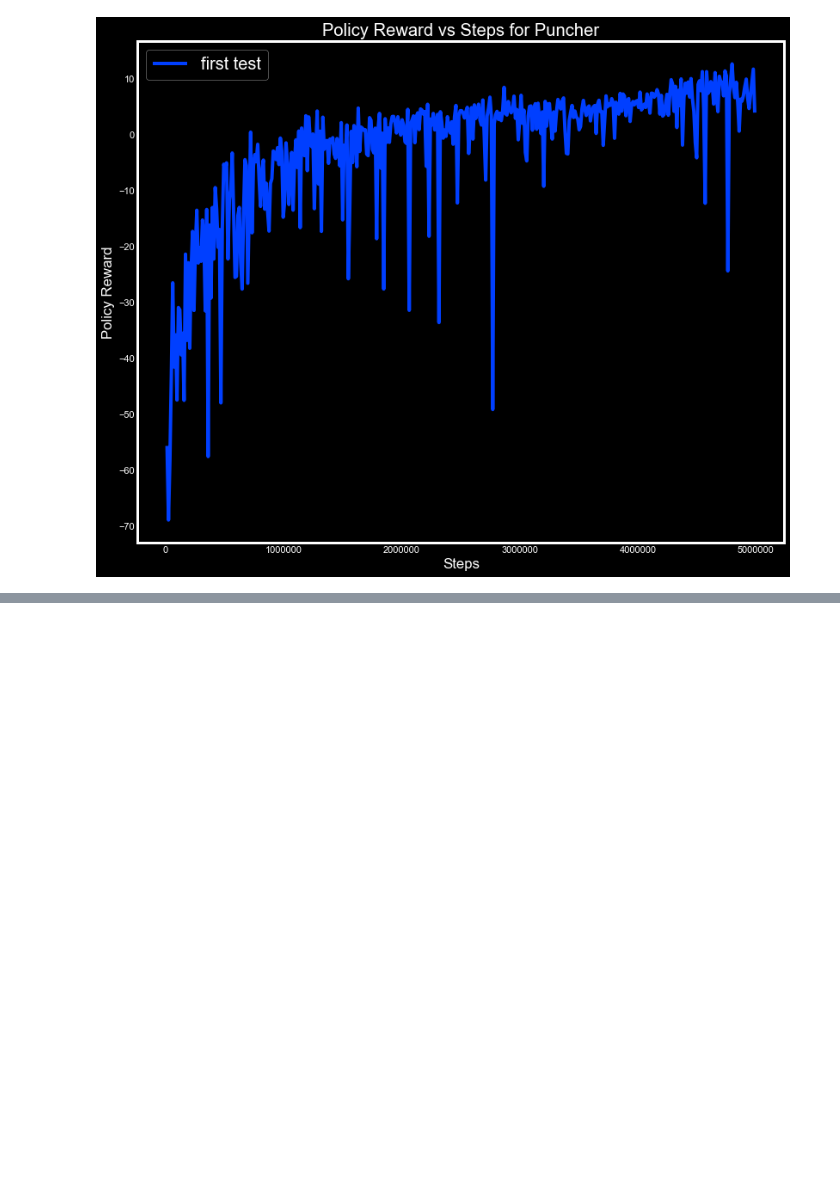
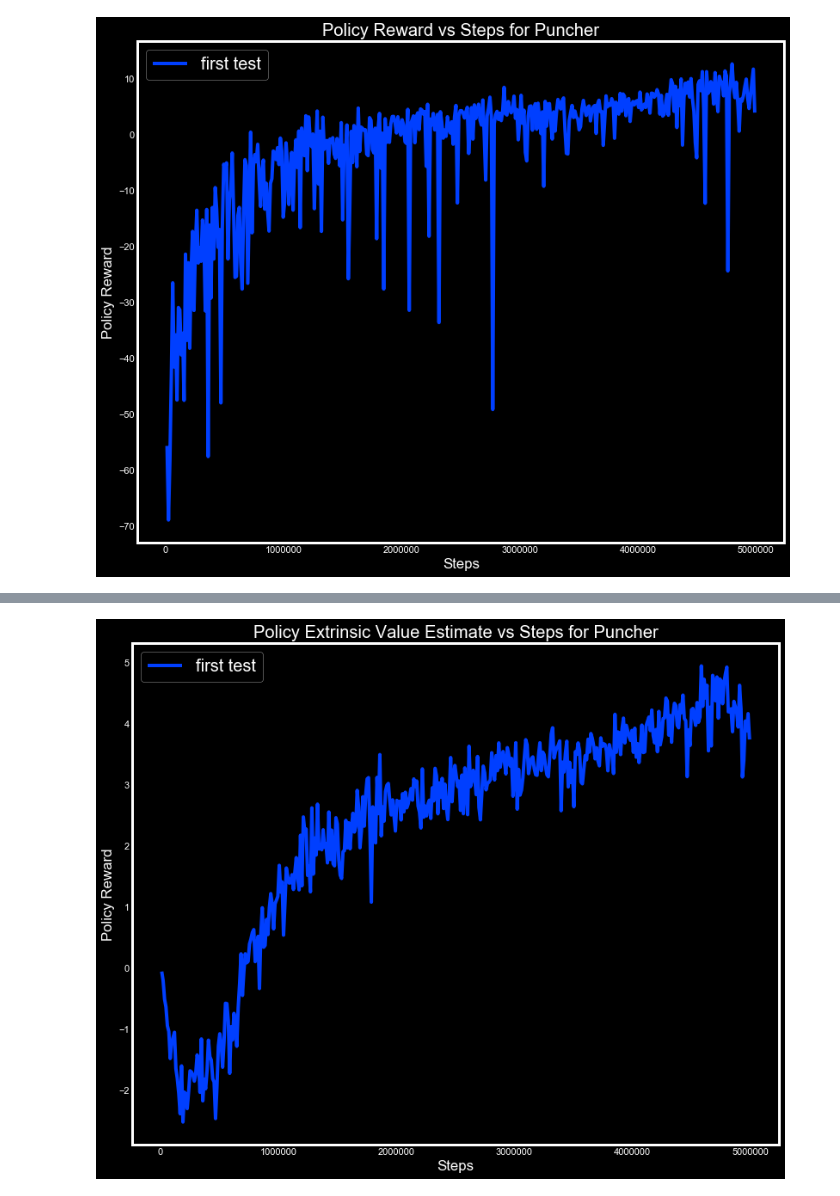
Before and after one commit to rasbot/9_to_5_Smash_It_AI, a Jupyter notebook: Data_Analysis.ipynb, the cells around one changed output, grey strips where cells are left out. Cells and saved outputs as stored; diff of their text form; code cells hidden in the pictures; blank space fills up the shorter version.

```diff
--- a/Data_Analysis.ipynb
+++ b/Data_Analysis.ipynb
@@ -75,0 +104,13 @@ For
+# %%
+df1_x, df1_y = get_reward_data('data/Puncher_Run2_Puncher.csv', 'Steps', 'Policy/Extrinsic Value Estimate')
+fig, axs = plt.subplots(figsize=(12,10))
+axs.plot(df1_x, df1_y, label='first test')
+axs.grid(False)
+axs.legend(fontsize=20)
+axs.set_xlabel('Steps')
+axs.set_ylabel('Policy Reward')
+axs.set_title('Policy Extrinsic Value Estimate vs Steps for Puncher')
+#plt.savefig('reward_2runs_trunc.png')
+plt.show()
+# %% [output]
+[figure, added]
```
Also changed, not shown: parts of 8 cells of this notebook.
